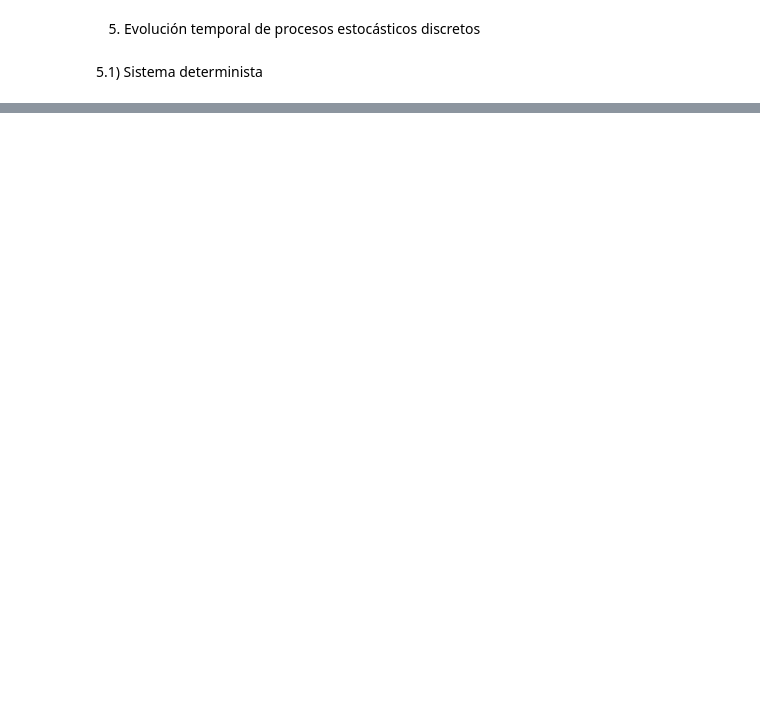
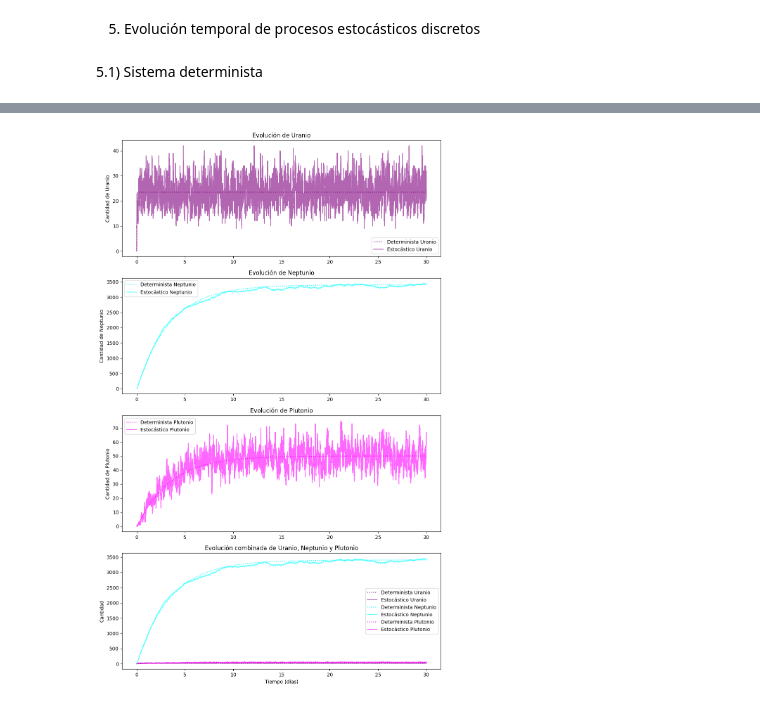
Before and after one commit to sarchilagomez1/MetodosComputacionales2-Fuentes-Archila, a Jupyter notebook: Taller5_fuentesarchila.ipynb, the cells around one changed output, grey strips where cells are left out. Cells and saved outputs as stored; diff of their text form; code cells hidden in the pictures; blank space fills up the shorter version.

```diff
--- a/Taller5_fuentesarchila.ipynb
+++ b/Taller5_fuentesarchila.ipynb
@@ -388,0 +500,96 @@ plt.show()
+# %%
+import numpy as np
+import matplotlib.pyplot as plt
+
+#Determinista
+def simulacion_determinista(duracion, paso_tiempo=0.01):
+    tiempo = np.arange(0, duracion + paso_tiempo, paso_tiempo)
+    uranio, neptunio, plutonio = np.zeros_like(tiempo), np.zeros_like(tiempo), np.zeros_like(tiempo)
+    uranio[0], neptunio[0], plutonio[0] = 0, 0, 0
+
+    for i in range(1, len(tiempo)):
+        cambio_U = tasa_A - constante_U * uranio[i - 1]
+        cambio_Np = constante_U * uranio[i - 1] - constante_Np * neptunio[i - 1]
+        cambio_Pu = constante_Np * neptunio[i - 1] - tasa_B * plutonio[i - 1]
+
+        uranio[i] = uranio[i - 1] + cambio_U * paso_tiempo
+        neptunio[i] = neptunio[i - 1] + cambio_Np * paso_tiempo
+        plutonio[i] = plutonio[i - 1] + cambio_Pu * paso_tiempo
+
+    return tiempo, uranio, neptunio, plutonio
+
+#Estocástica
+def simulacion_estocastica_completa(duracion, paso_tiempo=0.01):
+    t = 0
+    uranio, neptunio, plutonio = 0, 0, 0
+    tiempo, lista_U, lista_Np, lista_Pu = [0], [uranio], [neptunio], [plutonio]
+
+    while t < duracion:
+        tasas = np.array([tasa_A, uranio * constante_U, neptunio * constante_Np, plutonio * tasa_B])
+        tasa_total = tasas.sum()
+        if tasa_total == 0:
+            break
+
+        tau = np.random.exponential(1 / tasa_total)
+        t += tau
+
+        if t > duracion:
+            break
+
+        reaccion = np.random.choice([0, 1, 2, 3], p=tasas / tasa_total)
+
+        if reaccion == 0:
+            uranio += 1
+        elif reaccion == 1:
+            uranio -= 1
+            neptunio += 1
+        elif reaccion == 2:
+            neptunio -= 1
+            plutonio += 1
+        elif reaccion == 3:
+            plutonio -= 1
+
+        tiempo.append(t)
+        lista_U.append(uranio)
+        lista_Np.append(neptunio)
+        lista_Pu.append(plutonio)
+
+    return np.array(tiempo), np.array(lista_U), np.array(lista_Np), np.array(lista_Pu)
+
+#Parámetros
+tasa_A = 1000
+tasa_B = 20
+constante_U = np.log(2) / (23.4 / 1440)
+constante_Np = np.log(2) / 2.36
+
+duracion_total = 30
+tiempo_det, uranio_det, neptunio_det, plutonio_det = simulacion_determinista(duracion_total)
+tiempo_estoc, uranio_estoc, neptunio_estoc, plutonio_estoc = simulacion_estocastica_completa(duracion_total)
+
+datos_det = [uranio_det, neptunio_det, plutonio_det]
+datos_estoc = [uranio_estoc, neptunio_estoc, plutonio_estoc]
+nombres = ["Uranio", "Neptunio", "Plutonio"]
+colores = ['purple', 'cyan', 'magenta']
+
+#Gráficas
+fig, graficas = plt.subplots(4, 1, figsize=(10, 16))
+for i in range(3):
+    graficas[i].plot(tiempo_det, datos_det[i], label=f"Determinista {nombres[i]}", color=colores[i], linestyle='dotted')
+    graficas[i].plot(tiempo_estoc, datos_estoc[i], label=f"Estocástico {nombres[i]}", color=colores[i], alpha=0.6)
+    graficas[i].set_ylabel(f"Cantidad de {nombres[i]}")
+    graficas[i].set_title(f"Evolución de {nombres[i]}")
+    graficas[i].legend()
+
+for i in range(3):
+    graficas[3].plot(tiempo_det, datos_det[i], label=f"Determinista {nombres[i]}", color=colores[i], linestyle='dotted')
+    graficas[3].plot(tiempo_estoc, datos_estoc[i], label=f"Estocástico {nombres[i]}", color=colores[i], alpha=0.6)
+
+graficas[3].set_xlabel("Tiempo (días)")
+graficas[3].set_ylabel("Cantidad")
+graficas[3].set_title("Evolución combinada de Uranio, Neptunio y Plutonio")
+graficas[3].legend()
+
+plt.tight_layout()
+plt.show()
+# %% [output]
+[figure, added]
```
Also changed, not shown: parts of 10 cells of this notebook, 1 other file.
